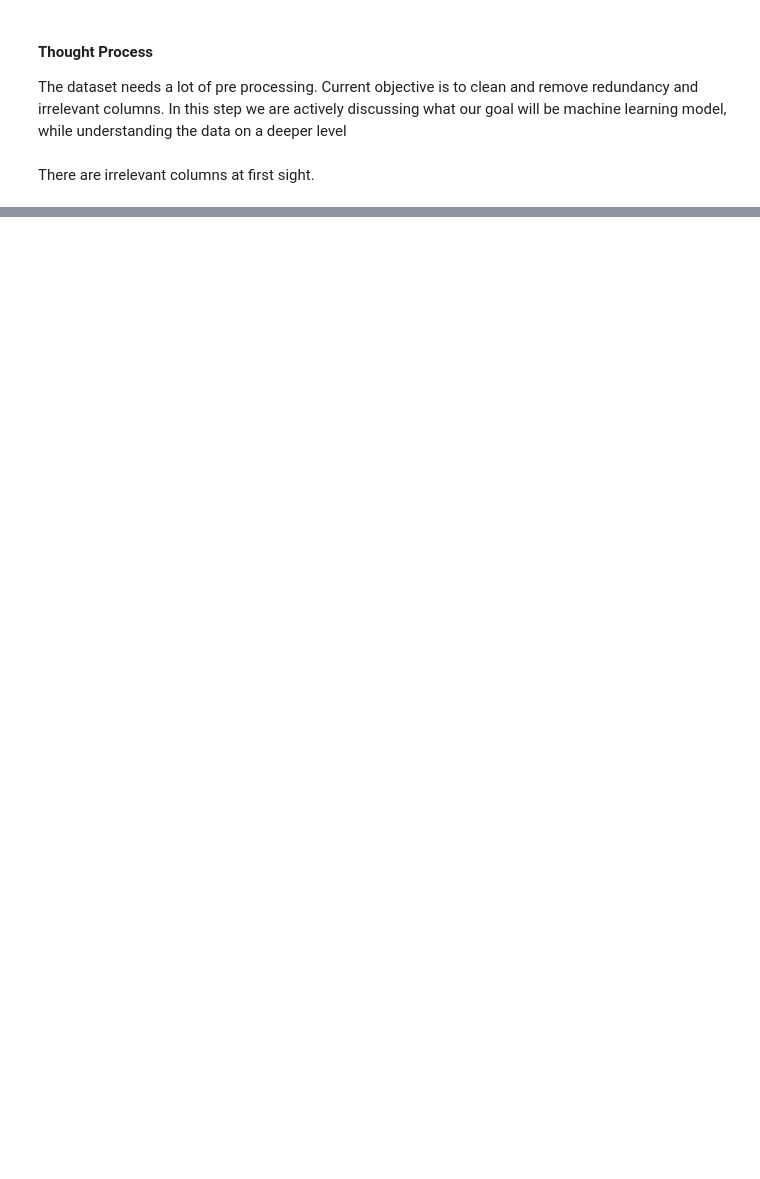
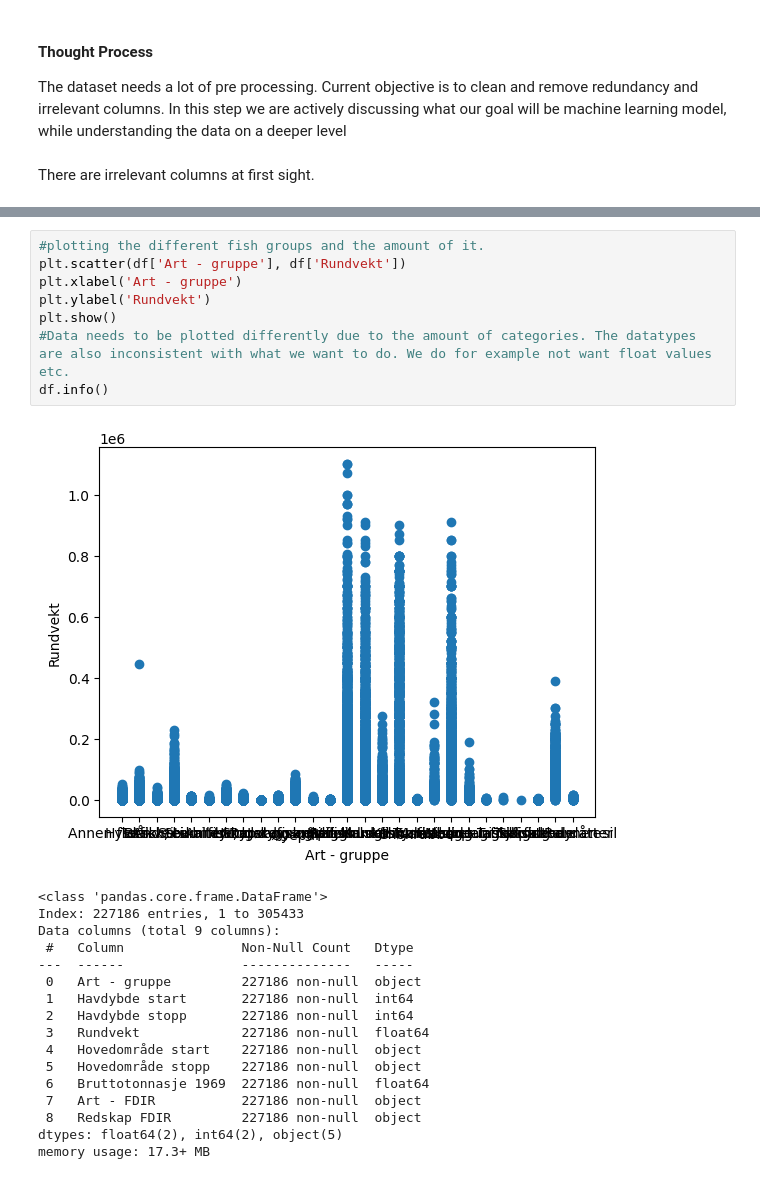
Before and after one commit to Pzorster/INFO284pzor, a Jupyter notebook: project.ipynb, the cells around one changed output, grey strips where cells are left out. Saved outputs shown, nothing was run; the diff lists cells and outputs as text; blank space fills up the shorter version.

```diff
--- a/project.ipynb
+++ b/project.ipynb
@@ -67,0 +157,26 @@ len(df['Lengdegruppe'])-len(df['Lengdegruppe'].drop_duplicates())
+# %%
+#plotting the different fish groups and the amount of it.
+plt.scatter(df['Art - gruppe'], df['Rundvekt'])
+plt.xlabel('Art - gruppe')
+plt.ylabel('Rundvekt')
+plt.show()
+#Data needs to be plotted differently due to the amount of categories. The datatypes are also inconsistent with what we want to do. We do for example not want float values etc.
+df.info()
+# %% [output]
+[figure, added]
+<class 'pandas.core.frame.DataFrame'>
+Index: 227186 entries, 1 to 305433
+Data columns (total 9 columns):
+ #   Column               Non-Null Count   Dtype
+---  ------               --------------   -----
+ 0   Art - gruppe         227186 non-null  object
+ 1   Havdybde start       227186 non-null  int64
+ 2   Havdybde stopp       227186 non-null  int64
+ 3   Rundvekt             227186 non-null  float64
+ 4   Hovedområde start    227186 non-null  object
+ 5   Hovedområde stopp    227186 non-null  object
+ 6   Bruttotonnasje 1969  227186 non-null  float64
+ 7   Art - FDIR           227186 non-null  object
+ 8   Redskap FDIR         227186 non-null  object
+dtypes: float64(2), int64(2), object(5)
+memory usage: 17.3+ MB
```
Also changed, not shown: parts of 9 cells of this notebook.
